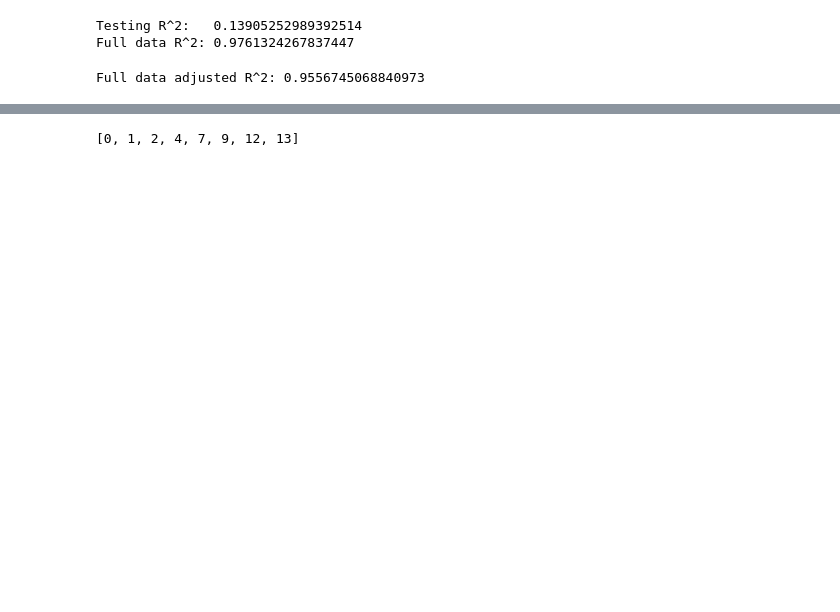
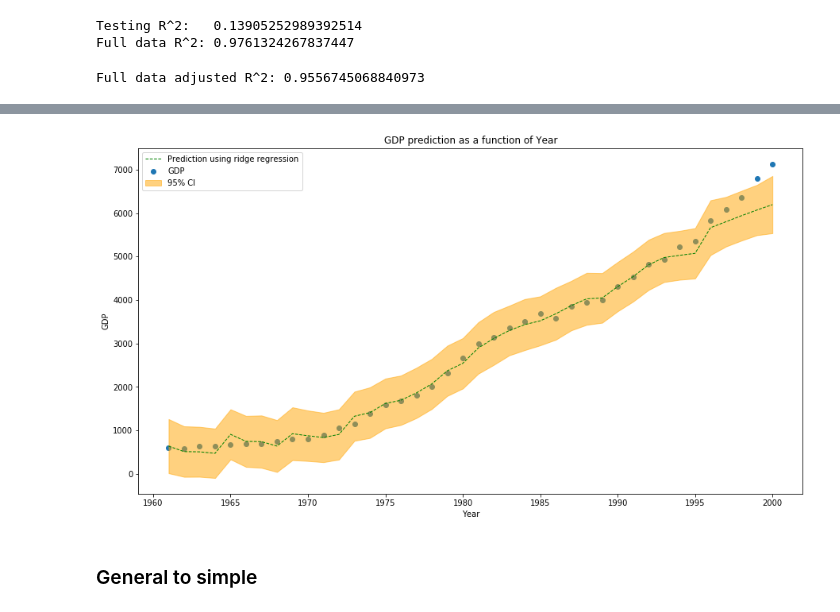
Before and after one commit to NizarGhandri/GDP, a Jupyter notebook: notebooks/tunisia_model.ipynb, the cells around one changed output, grey strips where cells are left out. Cells and saved outputs as stored; diff of their text form; code cells hidden in the pictures; blank space fills up the shorter version.

```diff
--- a/notebooks/tunisia_model.ipynb
+++ b/notebooks/tunisia_model.ipynb
@@ -354,6 +381,24 @@ Full data adjusted R^2: 0.975652089193716
+# %%
+X_for_var_r_ss, w_for_var_r_ss = (X_r_ss[:, 1:], Ridge_w_lambda_ss[1:]) if d_r_ss > 0 else (X_r_ss, Ridge_w_lambda_ss)
+var_ = variance_least_squares_line(X_for_var_r_ss, y, Ridge_prediction_lambda_ss_data)
+lower_CI_line_r_ss, upper_CI_line_r_ss = confidence_interval(X_for_var_r_ss.shape[0], X_for_var_r_ss.shape[1], Ridge_prediction_lambda_ss_data, var_)
+plt.figure(figsize=(15,8))
+plt.scatter(X[:, 0], y, label="GDP")
+plt.plot(X[:, 0], Ridge_prediction_lambda_ss_data, color="g", lw=1, ls='--', label="Prediction using ridge regression")
+plt.gca().fill_between(X[:, 0], np.squeeze(lower_CI_line_r_ss), np.squeeze(upper_CI_line_r_ss),
+                       label="95% CI",
+                       #color="#b9cfe7",
+                       color="orange",
+                       alpha=0.5,
+                       edgecolor=None)
+plt.xlabel("Year")
+plt.ylabel("GDP")
+plt.title("GDP prediction as a function of Year")
+plt.legend()
+plt.show()
+# %% [output]
+[figure, added]
+# %% [markdown]
+### General to simple
 # %%
 idx = general_to_simple(X_train, y_train)
-# %%
-idx
-# %% [output]
-[0, 1, 2, 4, 7, 9, 12, 13]
```
Also changed, not shown: parts of 29 cells of this notebook, 2 other files.
